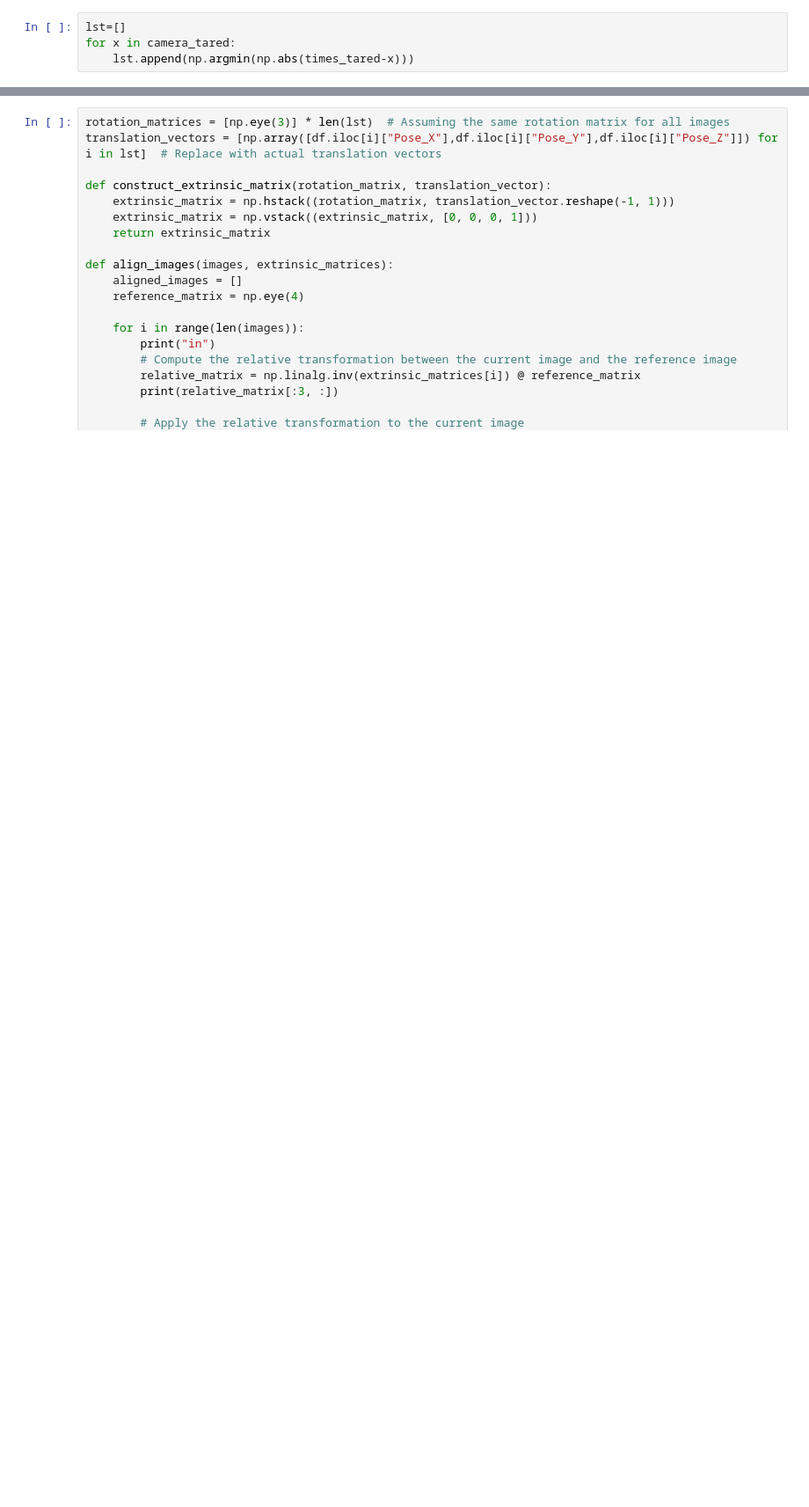
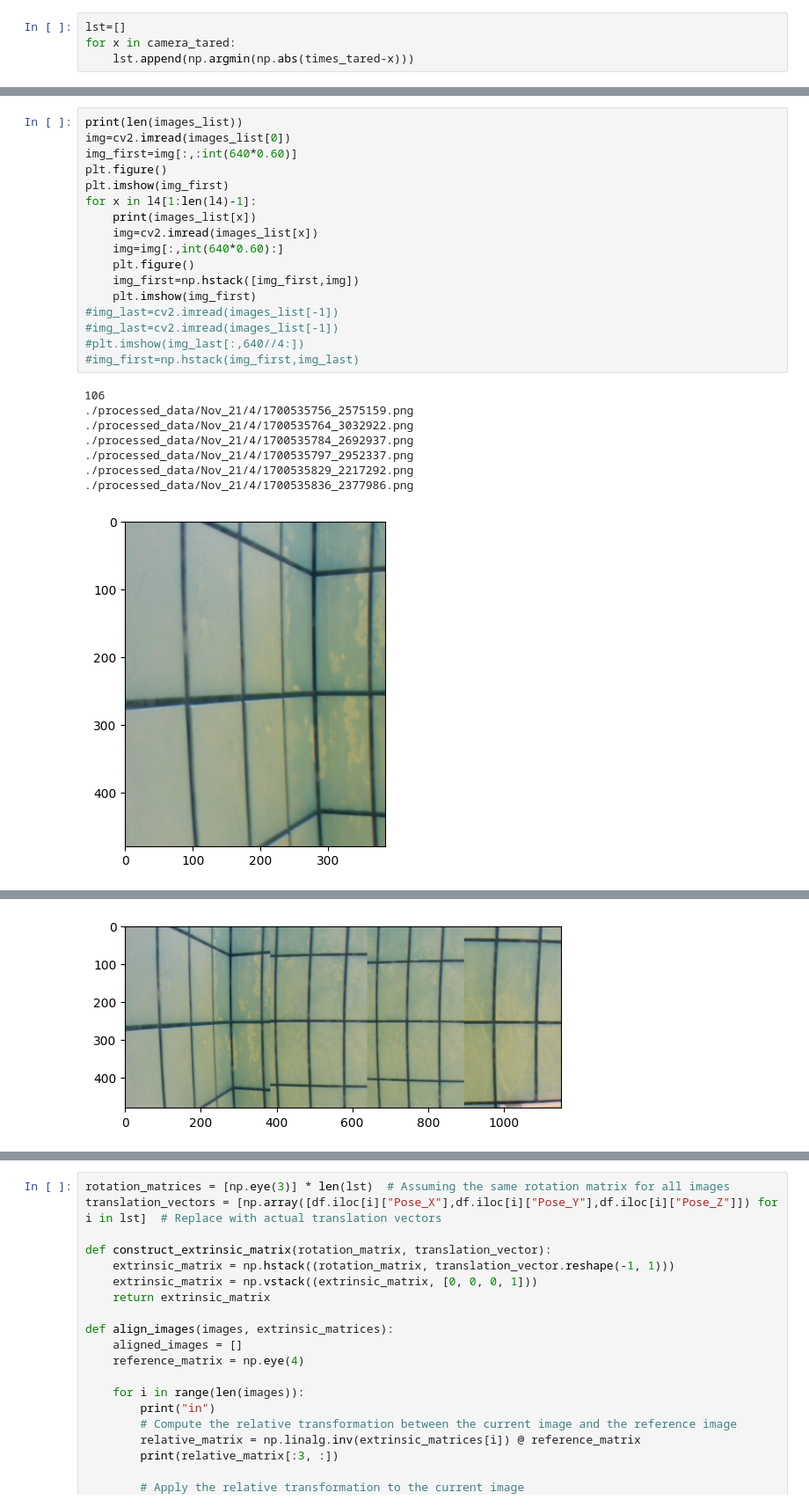
Before and after one commit to SAAB-NTU/2023_UWR, a Jupyter notebook: Analysis/Align_script.ipynb, the cells around one changed output, grey strips where cells are left out. Shown at 88% size. Cells and saved outputs as stored; diff of their text form; blank space fills up the shorter version.

```diff
--- a/Analysis/Align_script.ipynb
+++ b/Analysis/Align_script.ipynb
@@ -48,0 +136,26 @@ for x in camera_tared:
+# %%
+print(len(images_list))
+img=cv2.imread(images_list[0])
+img_first=img[:,:int(640*0.60)]
+plt.figure()
+plt.imshow(img_first)
+for x in l4[1:len(l4)-1]:
+    print(images_list[x])
+    img=cv2.imread(images_list[x])
+    img=img[:,int(640*0.60):]
+    plt.figure()
+    img_first=np.hstack([img_first,img])
+    plt.imshow(img_first)
+#img_last=cv2.imread(images_list[-1])
+#img_last=cv2.imread(images_list[-1])
+#plt.imshow(img_last[:,640//4:])
+#img_first=np.hstack(img_first,img_last)
+# %% [output]
+106
+./processed_data/Nov_21/4/1700535756_2575159.png
+./processed_data/Nov_21/4/1700535764_3032922.png
+./processed_data/Nov_21/4/1700535784_2692937.png
+./processed_data/Nov_21/4/1700535797_2952337.png
+./processed_data/Nov_21/4/1700535829_2217292.png
+./processed_data/Nov_21/4/1700535836_2377986.png
+[figure, added]
@@ -48,0 +164 @@ for x in camera_tared:
+[figure, added]
```
Also changed, not shown: parts of 14 cells of this notebook, 11 other files.
